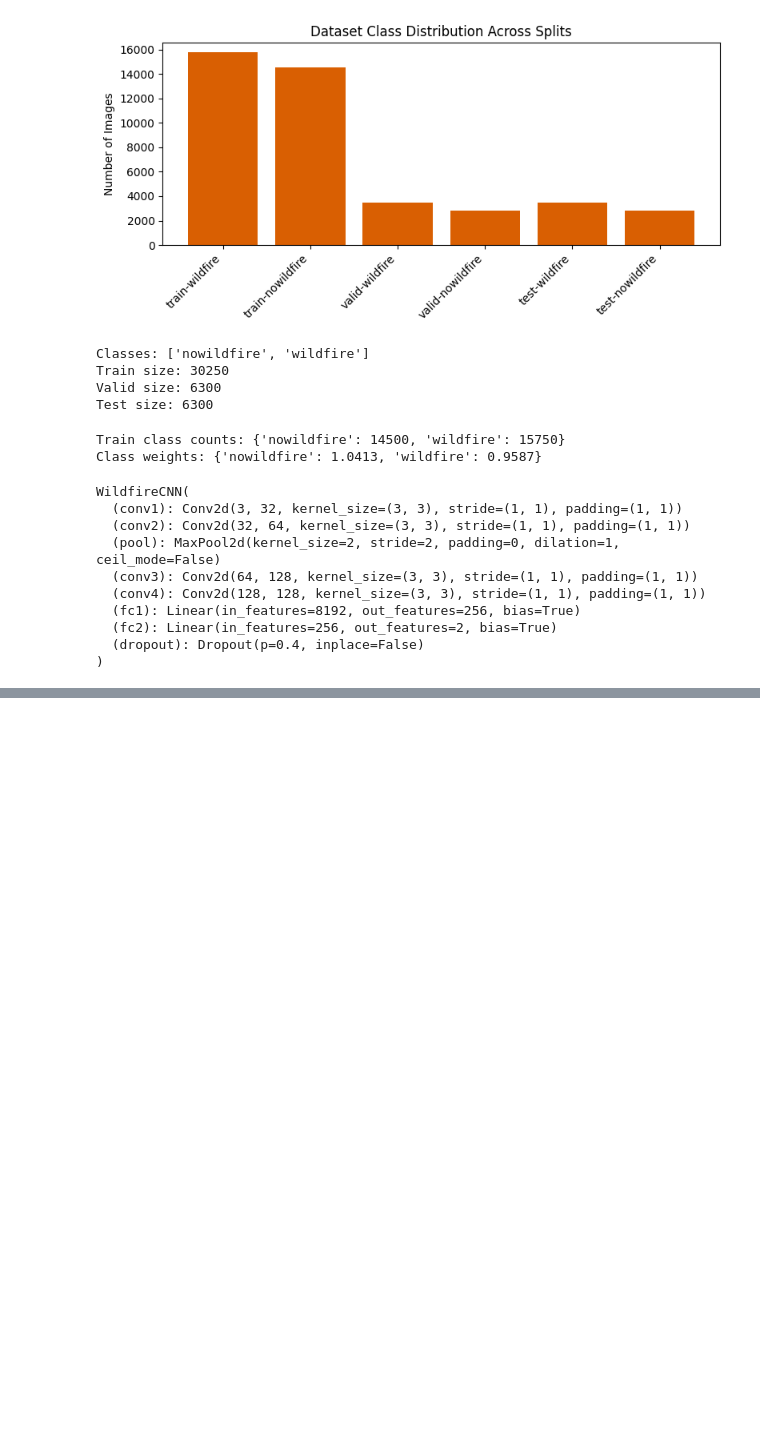
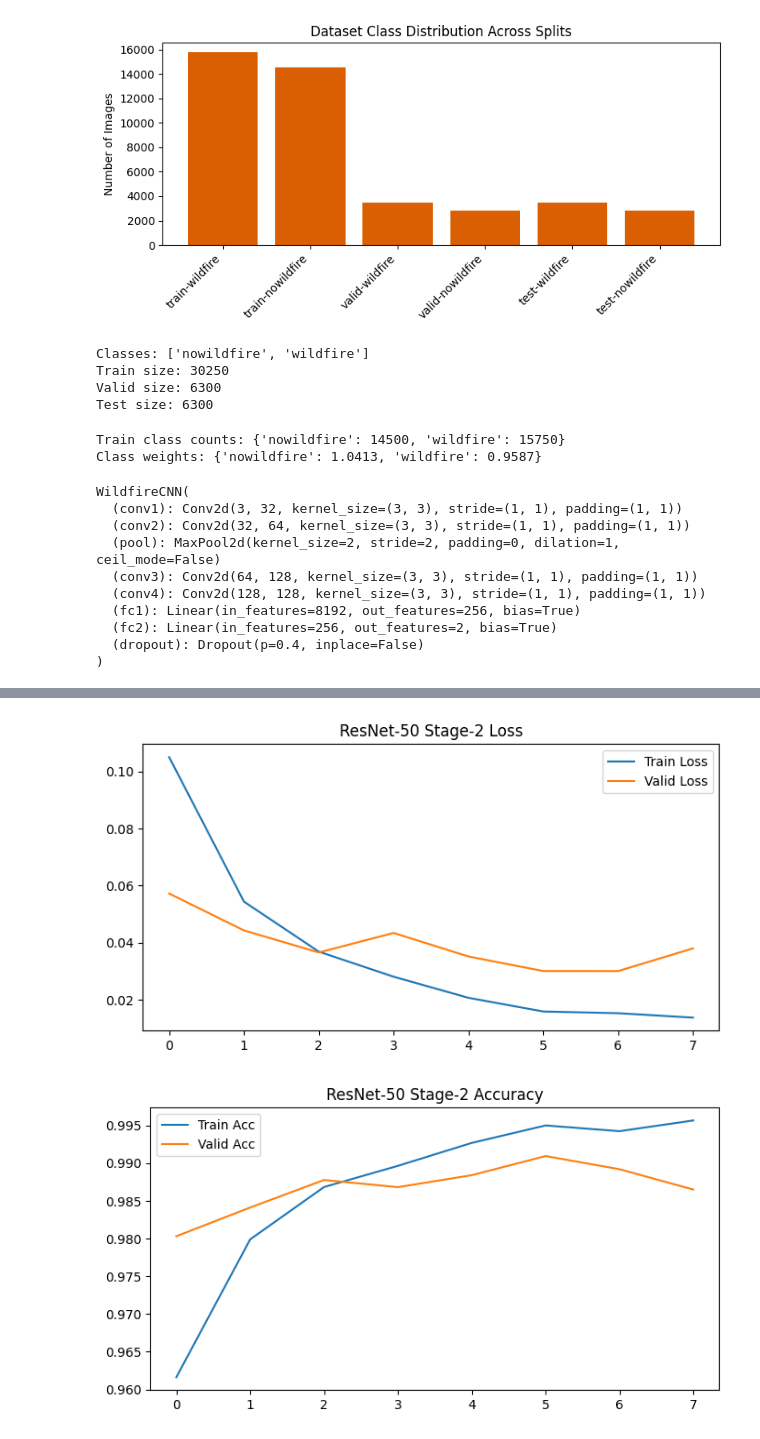
Before and after one commit to susmithach/wildfire-prediction, a Jupyter notebook: wildfire_protection.ipynb, the cells around one changed output, grey strips where cells are left out. Saved outputs shown, nothing was run; the diff lists cells and outputs as text; code cells hidden in the pictures; blank space fills up the shorter version.

```diff
--- a/wildfire_protection.ipynb
+++ b/wildfire_protection.ipynb
@@ -400,0 +509,25 @@ ROC–AUC Score: 0.998
+# %%
+#20. Stage-2 Fine-Tuning
+
+# Unfreeze layer3 + layer4 + fc
+for name, param in resnet.named_parameters():
+    if ("layer3" in name) or ("layer4" in name) or ("fc" in name):
+        param.requires_grad = True
+    else:
+        param.requires_grad = False
+
+# Differential Learning Rates (important)
+optimizer = torch.optim.Adam([
+    {"params": resnet.layer4.parameters(), "lr": 1e-4},
+    {"params": resnet.layer3.parameters(), "lr": 5e-5},
+    {"params": resnet.fc.parameters(),      "lr": 1e-4},
+], weight_decay=1e-4)
+
+# Add LR scheduler
+scheduler = torch.optim.lr_scheduler.ReduceLROnPlateau(
+    optimizer, mode="min", patience=2, factor=0.5
+)
+
+EPOCHS_STAGE2 = 8
+train_losses2, val_losses2 = [], []
+train_accs2, val_accs2 = [], []
@@ -400,0 +599,20 @@ ROC–AUC Score: 0.998
+# %%
+#22. Plot Stage-2 Curves
+plt.figure(figsize=(8,4))
+plt.plot(train_losses2, label="Train Loss")
+plt.plot(val_losses2, label="Valid Loss")
+plt.legend()
+plt.title("ResNet-50 Stage-2 Loss")
+plt.savefig("wildfire-prediction/results/resnet50_stage2_loss.png", dpi=300)
+plt.show()
+
+plt.figure(figsize=(8,4))
+plt.plot(train_accs2, label="Train Acc")
+plt.plot(val_accs2, label="Valid Acc")
+plt.legend()
+plt.title("ResNet-50 Stage-2 Accuracy")
+plt.savefig("wildfire-prediction/results/resnet50_stage2_accuracy.png", dpi=300)
+plt.show()
+# %% [output]
+[figure, added]
+[figure, added]
```
Also changed, not shown: parts of 14 cells of this notebook, 1 other file.
